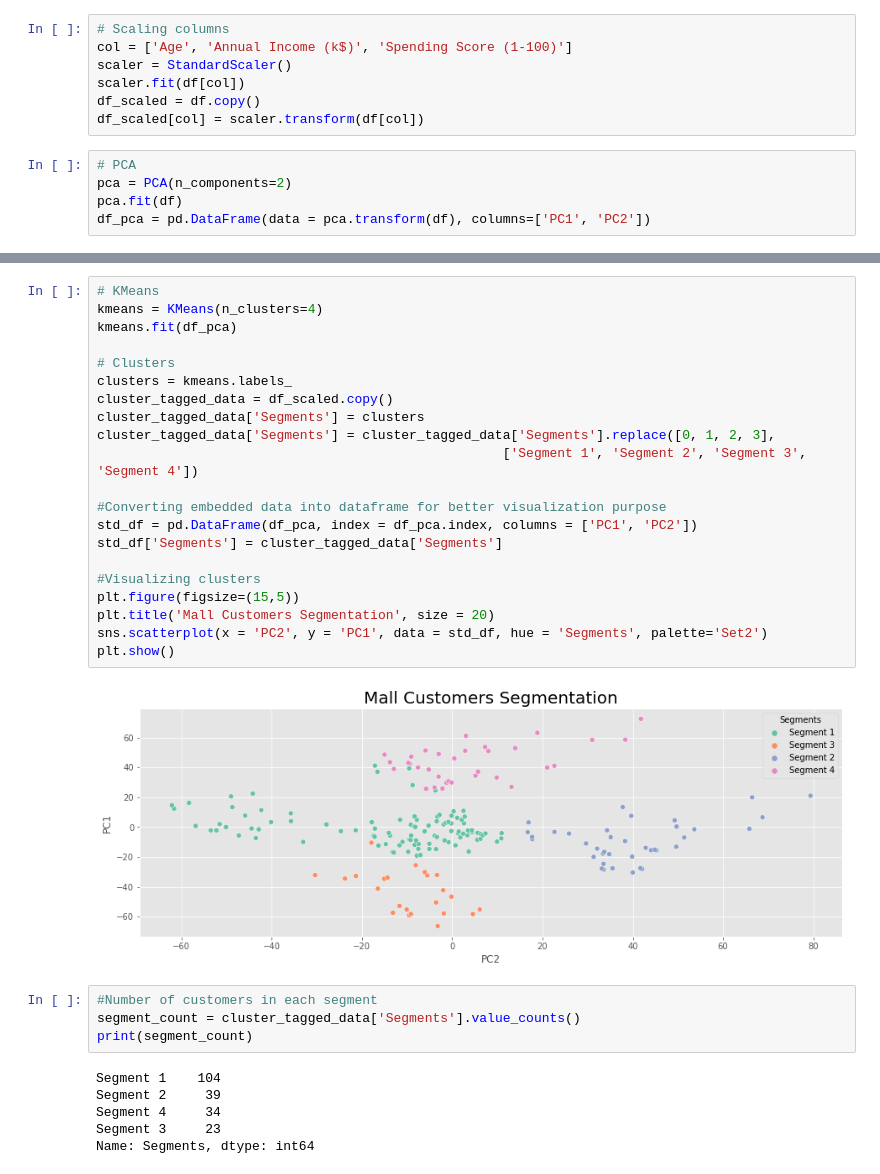
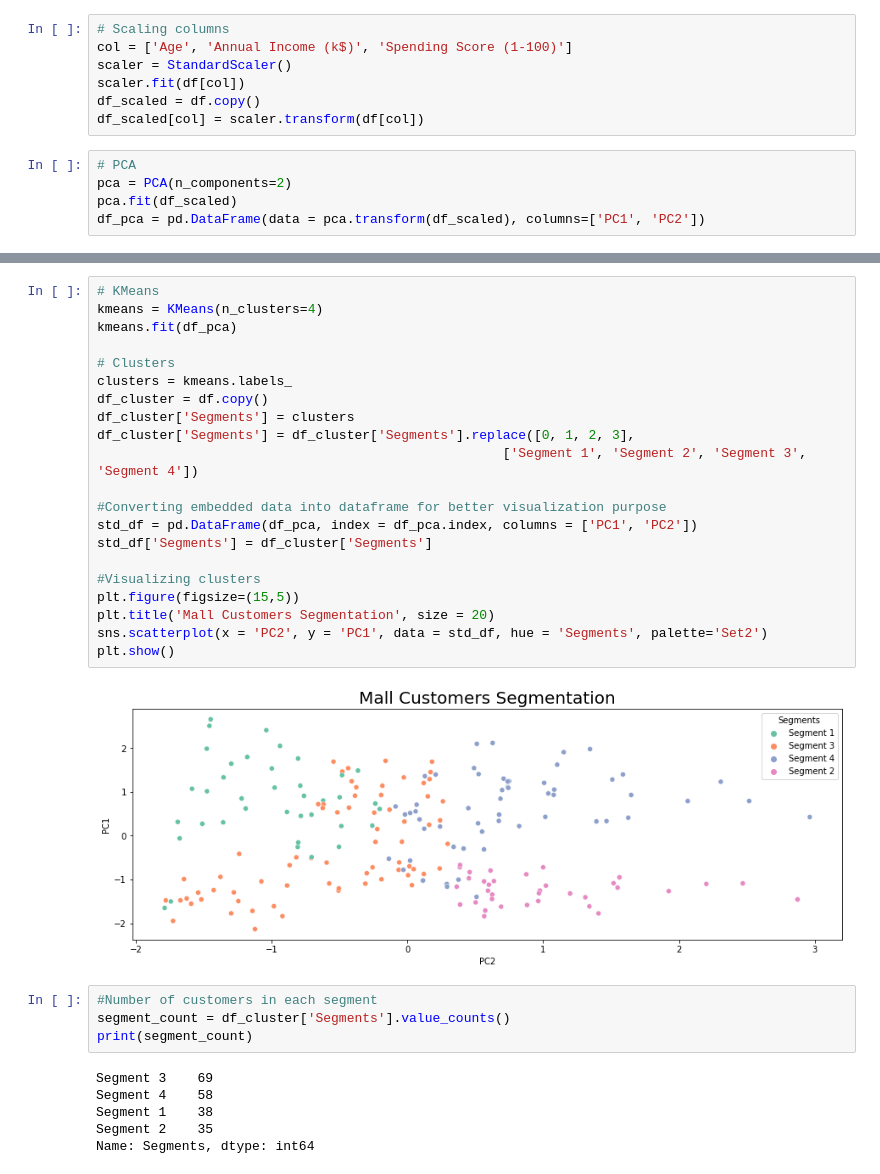
Before and after one commit to negatively/mall-customer-segmentation, a Jupyter notebook: notebooks/customer-segmentation.ipynb, the cells around one changed output, grey strips where cells are left out. Saved outputs shown, nothing was run; the diff lists cells and outputs as text.

Commit message:
Add new visual and description for the notebook

```diff
--- a/notebooks/customer-segmentation.ipynb
+++ b/notebooks/customer-segmentation.ipynb
@@ -76,5 +76,5 @@ df_scaled[col] = scaler.transform(df[col])
 # %%
 # PCA
 pca = PCA(n_components=2)
-pca.fit(df)
-df_pca = pd.DataFrame(data = pca.transform(df), columns=['PC1', 'PC2'])
+pca.fit(df_scaled)
+df_pca = pd.DataFrame(data = pca.transform(df_scaled), columns=['PC1', 'PC2'])
@@ -97,33 +99,33 @@ plt.show()
 # %%
 # KMeans
 kmeans = KMeans(n_clusters=4)
 kmeans.fit(df_pca)
 
 # Clusters
 clusters = kmeans.labels_
-cluster_tagged_data = df_scaled.copy()
-cluster_tagged_data['Segments'] = clusters
-cluster_tagged_data['Segments'] = cluster_tagged_data['Segments'].replace([0, 1, 2, 3],
+df_cluster = df.copy()
+df_cluster['Segments'] = clusters
+df_cluster['Segments'] = df_cluster['Segments'].replace([0, 1, 2, 3],
                                                     ['Segment 1', 'Segment 2', 'Segment 3', 'Segment 4'])
 
 #Converting embedded data into dataframe for better visualization purpose
 std_df = pd.DataFrame(df_pca, index = df_pca.index, columns = ['PC1', 'PC2'])
-std_df['Segments'] = cluster_tagged_data['Segments']
+std_df['Segments'] = df_cluster['Segments']
 
 #Visualizing clusters
 plt.figure(figsize=(15,5))
 plt.title('Mall Customers Segmentation', size = 20)
 sns.scatterplot(x = 'PC2', y = 'PC1', data = std_df, hue = 'Segments', palette='Set2')
 plt.show()
 # %% [output]
-[figure, old version]
+[figure, new version]
 # %%
 #Number of customers in each segment
-segment_count = cluster_tagged_data['Segments'].value_counts()
+segment_count = df_cluster['Segments'].value_counts()
 print(segment_count)
 # %% [output]
-Segment 1    104
-Segment 2     39
-Segment 4     34
-Segment 3     23
+Segment 3    69
+Segment 4    58
+Segment 1    38
+Segment 2    35
 Name: Segments, dtype: int64
```
Also changed, not shown: parts of 28 cells of this notebook.
